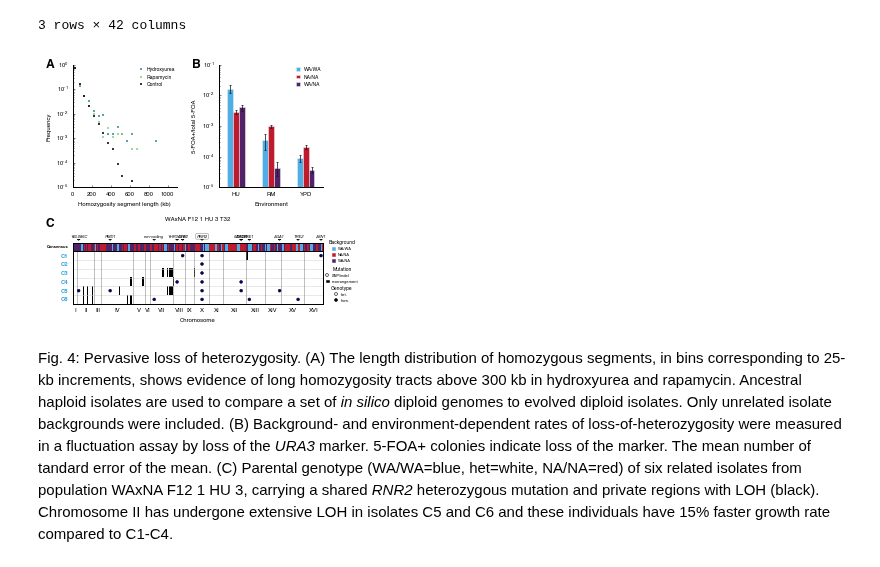
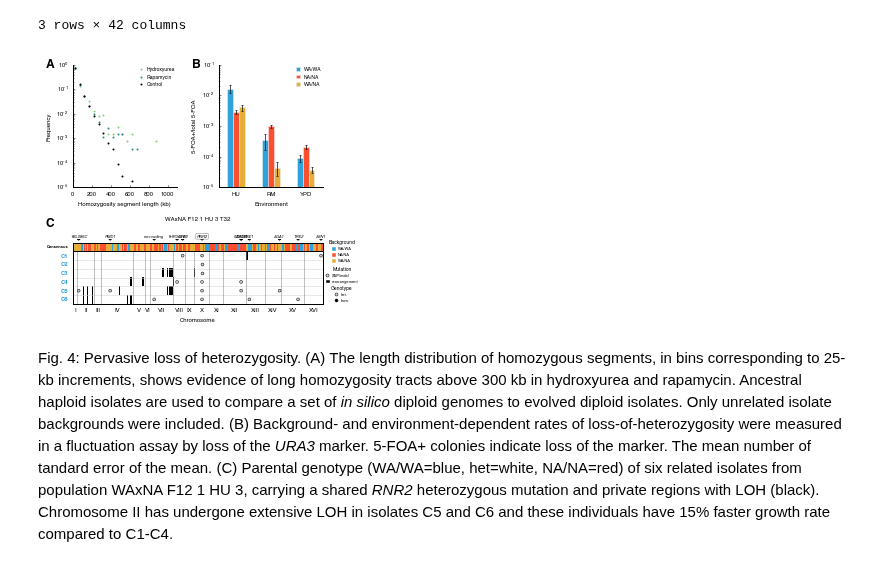
Before and after one commit to ivazquez/clonal-heterogeneity, a Jupyter notebook: src/figure3.ipynb, the cells around one changed output. Drawn from its saved outputs; the diff is of its cells as text; code cells hidden in the pictures.

```diff
--- a/src/figure3.ipynb
+++ b/src/figure3.ipynb
@@ -48,7 +47,7 @@ loh_length_df.head()
 # %% [markdown]
 ### Examples of loss-of-heterozygosity in clonal genome sequences
 # %%
-types = ('*consensus*.txt','*loh_pm*.txt') # the tuple of file types'*consensus*.txt',*gt*.txt',
+types = ('*consensus*.txt','*loh*.txt') # the tuple of file types'*consensus*.txt',*gt*.txt',
 files = []
 for t in types:
     files.extend(glob.glob(dir_data + 'seq/loh/'+t))
@@ -200,9 +198,9 @@ ax1 = plt.subplot(gs['length'][:])
 ax1.text(-0.175, 1.05, 'A', transform=ax1.transAxes,
          fontsize=12, fontweight='bold', va='top', ha='right')
 
-colors = [dict_environment['color'][e] for e in loh_length_df.columns]
+colors = [config.dict_environment['color'][e] for e in loh_length_df.columns]
 
-loh_length_df.rename(columns=dict_environment['short_label'])\
+loh_length_df.rename(columns=config.dict_environment['short_label'])\
 .plot(ax=ax1, logy=True, color=colors, style='.', marker='o', ms=2., mec='none', legend=False)
 
 utils.simple_axes(ax1)
@@ -219,7 +217,7 @@ ax2 = plt.subplot(gs['fluctuation'][:])
 ax2.text(-0.175, 1.05, 'B', transform=ax2.transAxes,
          fontsize=12, fontweight='bold', va='top', ha='right')
 
-colors = [dict_background['color'][b] for b in loh_fluctuation_df['LOH rate','mean'].columns]
+colors = [config.dict_background['color'][b] for b in loh_fluctuation_df['LOH rate','mean'].columns]
 loh_fluctuation_df['LOH rate','mean'].plot(ax=ax2, kind='bar', yerr = loh_fluctuation_df['LOH rate','sem'],
                   color=colors, legend=False,
                   error_kw=dict(ecolor='0.1', lw=.75, capsize=.75, capthick=.75))
@@ -238,9 +236,9 @@ ax2.legend(frameon=False, loc='upper right',
 ax3 = plt.subplot(gs['loh'][:1])
 
 # make a color map of fixed colors
-cmap = mpl.colors.ListedColormap([dict_background['color']['NA'],
-                                  dict_background['color']['WAxNA'],
-                                  dict_background['color']['WA']])
+cmap = mpl.colors.ListedColormap([config.dict_background['color']['NA'],
+                                  config.dict_background['color']['WAxNA'],
+                                  config.dict_background['color']['WA']])
 bounds=[0,1,2]
 norm = mpl.colors.BoundaryNorm(bounds, cmap.N)
 
@@ -287,7 +285,7 @@ ax4.text(-0.075, 1.65, 'C', transform=ax4.transAxes,
          fontsize=12, fontweight='bold', va='top', ha='right')
 
 indexer = [slice(None)]*len(sdn.index.names)
-indexer[sdn.index.names.index('type')] = ['loh_pm']
+indexer[sdn.index.names.index('type')] = ['loh']
 gl = sdn.loc[tuple(indexer),:].dropna(axis=1, how='all')
 
 x = gl.columns.get_level_values('pos').values
@@ -295,9 +293,9 @@ y = np.arange(len(gl.index.get_level_values('clone')))
 data = gl.values
 
 # make a color map of fixed colors
-# cmap = mpl.colors.ListedColormap([dict_background['color']['NA'],
+# cmap = mpl.colors.ListedColormap([config.dict_background['color']['NA'],
 #                                   'w',
-#                                   dict_background['color']['WA']])
+#                                   config.dict_background['color']['WA']])
 cmap = mpl.colors.ListedColormap(['k','w','k'])
 bounds=[-1,0,1]
 norm = mpl.colors.BoundaryNorm(bounds, cmap.N)
@@ -305,7 +303,7 @@ norm = mpl.colors.BoundaryNorm(bounds, cmap.N)
 plot.heatmap(np.r_[x, x.max()+1], np.r_[y, y.max()+1], data, ax4, '', '', '', [], [], cmap=cmap, vmin=-1, vmax=1)
 
 lineage = gl.index.get_level_values('lineage').unique()[0]
-ax4.tick_params(axis='y', colors=dict_lineages[lineage]['fill'], width=5, which='both')
+ax4.tick_params(axis='y', colors=config.dict_lineages[lineage]['fill'], width=5, which='both')
 
 # show de novo mutations
 indexer = [slice(None)]*len(sdn.index.names)
@@ -318,7 +316,7 @@ for i,(k,g) in enumerate(gn.groupby(level='clone')):
     y = [i+.5]*len(x)
     data = g.values.flatten()
     ax4.scatter(x, y,
-                facecolors=[dict_genotype['color'][int(gt)] for gt in data],
+                facecolors=[config.dict_genotype['color'][int(gt)] for gt in data],
                 edgecolors='k', s=8, zorder=3)
 
 ylabels = gl.index.get_level_values('clone')
@@ -336,9 +334,9 @@ xgrid=[xst+1. for xst in list(set(xstart))]
 ax4.set_xlabel('Chromosome')
 
 # set legend
-wt_artist = patches.Rectangle((0,0), width=1, height=1, color=dict_background['color']['WA/WA'])
-hom_artist = patches.Rectangle((0,0), width=1, height=1, color=dict_background['color']['NA/NA'])
-het_artist = patches.Rectangle((0,0), width=1, height=1, color=dict_background['color']['WA/NA'])
+wt_artist = patches.Rectangle((0,0), width=1, height=1, color=config.dict_background['color']['WA/WA'])
+hom_artist = patches.Rectangle((0,0), width=1, height=1, color=config.dict_background['color']['NA/NA'])
+het_artist = patches.Rectangle((0,0), width=1, height=1, color=config.dict_background['color']['WA/NA'])
 
 leg1 = ax3.legend([wt_artist,hom_artist,het_artist], ['WA/WA','NA/NA','WA/NA'],
                   bbox_to_anchor=(1.075, 0), ncol=1,
@@ -346,7 +344,7 @@ leg1 = ax3.legend([wt_artist,hom_artist,het_artist], ['WA/WA','NA/NA','WA/NA'],
                   borderaxespad=0, handlelength=0.75,
                   title='Background', prop={'size':4})
 
-snp_indel_artist = lines.Line2D((0,1),(0,0), mec='k', mfc=dict_genotype['color'][1],
+snp_indel_artist = lines.Line2D((0,1),(0,0), mec='k', mfc=config.dict_genotype['color'][1],
                                 marker='o', markersize=3, linestyle='')
 loh_artist = patches.Rectangle((0,0), width=1, height=1, color='k')
 
@@ -354,36 +352,36 @@ leg2 = ax4.legend([snp_indel_artist,loh_artist], ['SNP/indel','rearrangement'],
                   bbox_to_anchor=(1.075, 0.55), ncol=1,
                   frameon=False, loc='center',
                   borderaxespad=0, handlelength=0.75,
                   title='Mutation', prop={'size':4})
 
-het_artist = lines.Line2D((0,1),(0,0), mec='k', mfc=dict_genotype['color'][1],
+het_artist = lines.Line2D((0,1),(0,0), mec='k', mfc=config.dict_genotype['color'][1],
                           marker='o', markersize=3, linestyle='')
-hom_artist = lines.Line2D((0,1),(0,0), mec='k', mfc=dict_genotype['color'][2],
+hom_artist = lines.Line2D((0,1),(0,0), mec='k', mfc=config.dict_genotype['color'][2],
                           marker='o', markersize=3, linestyle='')
 
 leg3 = ax4.legend([het_artist,hom_artist], ['het.','hom.'],
                   bbox_to_anchor=(1.075, 0), ncol=1,
                   frameon=False, loc='lower center',
                   borderaxespad=0, handlelength=0.75,
                   title='Genotype', prop={'size':4})
 
 ax4.add_artist(leg2)
 
 for leg in [leg1,leg2,leg3]:
     plt.setp(leg.get_title(),fontsize=5)
 
 # axes limits
 for ax in fig.get_axes():
     ax.xaxis.label.set_size(6)
     ax.yaxis.label.set_size(6)
     ax.tick_params(axis='both', which='major', size=2, labelsize=6)
     ax.tick_params(axis='both', which='minor', size=1, labelsize=4)
 
 fig.savefig(dir_paper+'figures/figure3/figure3.png', dpi=300, bbox_inches='tight')
 fig.savefig(dir_paper+'figures/figure3/figure3.svg', dpi=300, bbox_inches='tight')
 plt.show()
 # %% [output]
-[figure, old version]
+[figure, new version]
 # %% [markdown]
 Fig. 4: Pervasive loss of heterozygosity. (A) The length distribution of homozygous segments, in bins corresponding to 25-kb increments, shows evidence of long homozygosity tracts above 300 kb in hydroxyurea and rapamycin. Ancestral haploid isolates are used to compare a set of *in silico* diploid genomes to evolved diploid isolates. Only unrelated isolate backgrounds were included. (B) Background- and environment-dependent rates of loss-of-heterozygosity were measured in a fluctuation assay by loss of the *URA3* marker. 5-FOA+ colonies indicate loss of the marker. The mean number of tandard error of the mean. (C) Parental genotype (WA/WA=blue, het=white, NA/NA=red) of six related isolates from population WAxNA F12 1 HU 3, carrying a shared *RNR2* heterozygous mutation and private regions with LOH (black). Chromosome II has undergone extensive LOH in isolates C5 and C6 and these individuals have 15% faster growth rate compared to C1-C4.
 # %%
```
Also changed, not shown: parts of 4 cells of this notebook, 4 other files.
